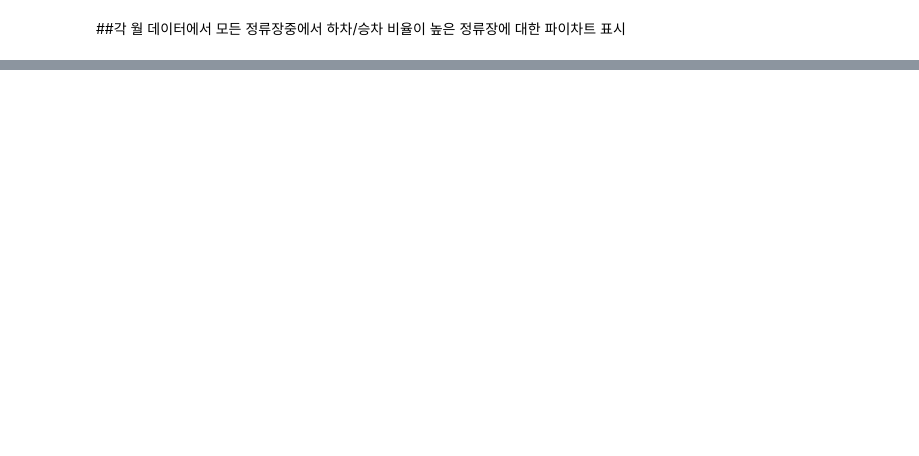
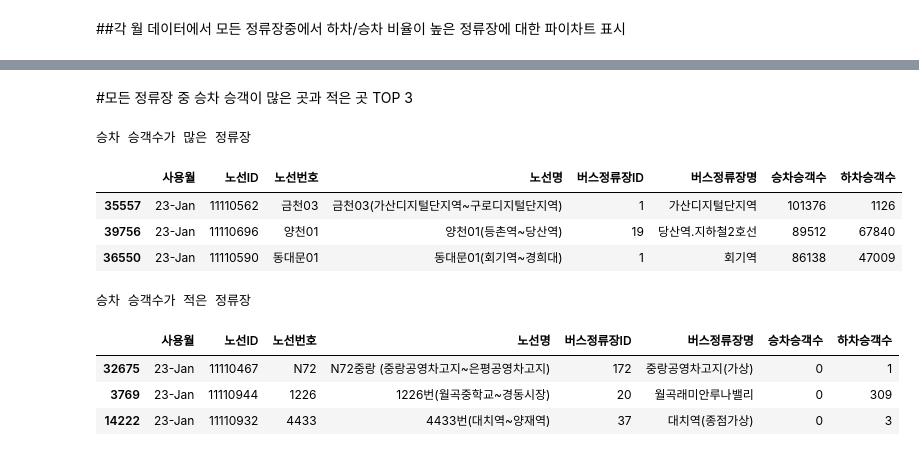
Before and after one commit to aguywhohasADHD/python_project, a Jupyter notebook: project/Untitled1.ipynb, the cells around one changed output, grey strips where cells are left out. Saved outputs shown, nothing was run; the diff lists cells and outputs as text; code cells hidden in the pictures; blank space fills up the shorter version.

```diff
--- a/project/Untitled1.ipynb
+++ b/project/Untitled1.ipynb
@@ -231,0 +473,20 @@ for index, row in df2.iterrows():#승차/하차 승객 비율이 가장 큰 정
+# %% [markdown]
+#모든 정류장 중 승차 승객이 많은 곳과 적은 곳 TOP 3
+# %%
+sorted_df=df.sort_values(by='승차승객수',ascending=False)
+sorted_df2=df.sort_values(by='승차승객수')
+print('승차 승객수가 많은 정류장')
+display(sorted_df[:3])
+print('승차 승객수가 적은 정류장')
+display(sorted_df2[:3])
+# %% [output]
+승차 승객수가 많은 정류장
+|  | 사용월 | 노선ID | 노선번호 | 노선명 | 버스정류장ID | 버스정류장명 | 승차승객수 | 하차승객수 |
+| 35557 | 23-Jan | 11110562 | 금천03 | 금천03(가산디지털단지역~구로디지털단지역) | 1 | 가산디지털단지역 | 101376 | 1126 |
+| 39756 | 23-Jan | 11110696 | 양천01 | 양천01(등촌역~당산역) | 19 | 당산역.지하철2호선 | 89512 | 67840 |
+| 36550 | 23-Jan | 11110590 | 동대문01 | 동대문01(회기역~경희대) | 1 | 회기역 | 86138 | 47009 |
+승차 승객수가 적은 정류장
+|  | 사용월 | 노선ID | 노선번호 | 노선명 | 버스정류장ID | 버스정류장명 | 승차승객수 | 하차승객수 |
+| 32675 | 23-Jan | 11110467 | N72 | N72중랑 (중랑공영차고지~은평공영차고지) | 172 | 중랑공영차고지(가상) | 0 | 1 |
+| 3769 | 23-Jan | 11110944 | 1226 | 1226번(월곡중학교~경동시장) | 20 | 월곡래미안루나밸리 | 0 | 309 |
+| 14222 | 23-Jan | 11110932 | 4433 | 4433번(대치역~양재역) | 37 | 대치역(종점가상) | 0 | 3 |
```
Also changed, not shown: parts of 9 cells of this notebook.
